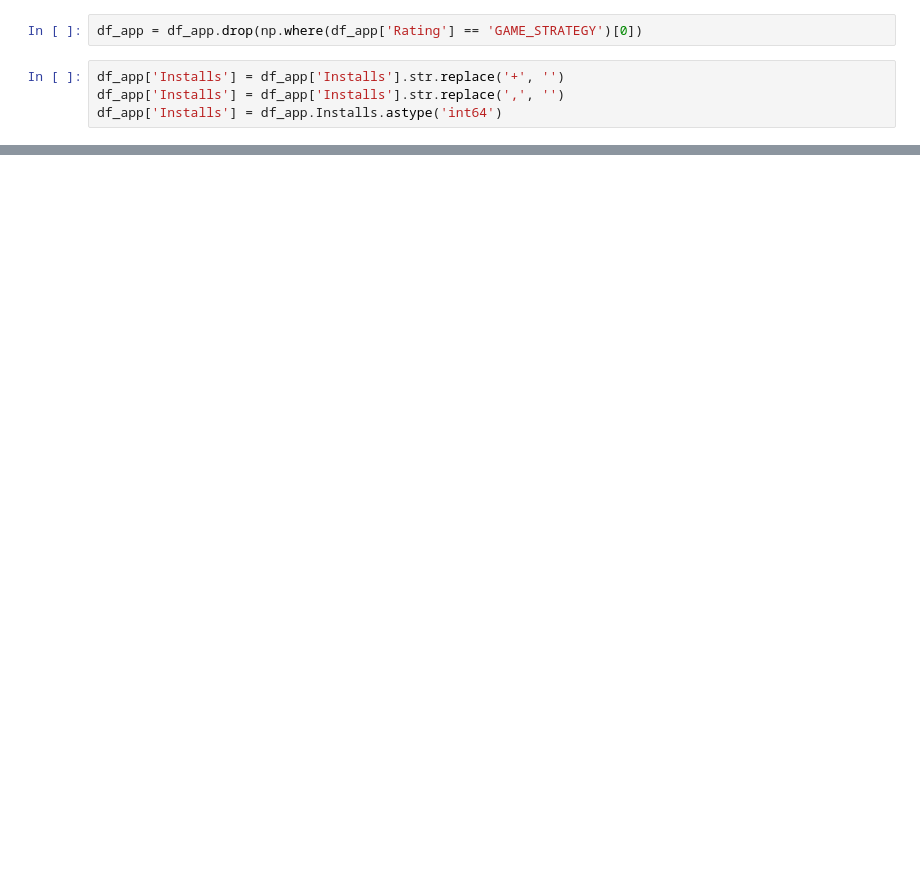
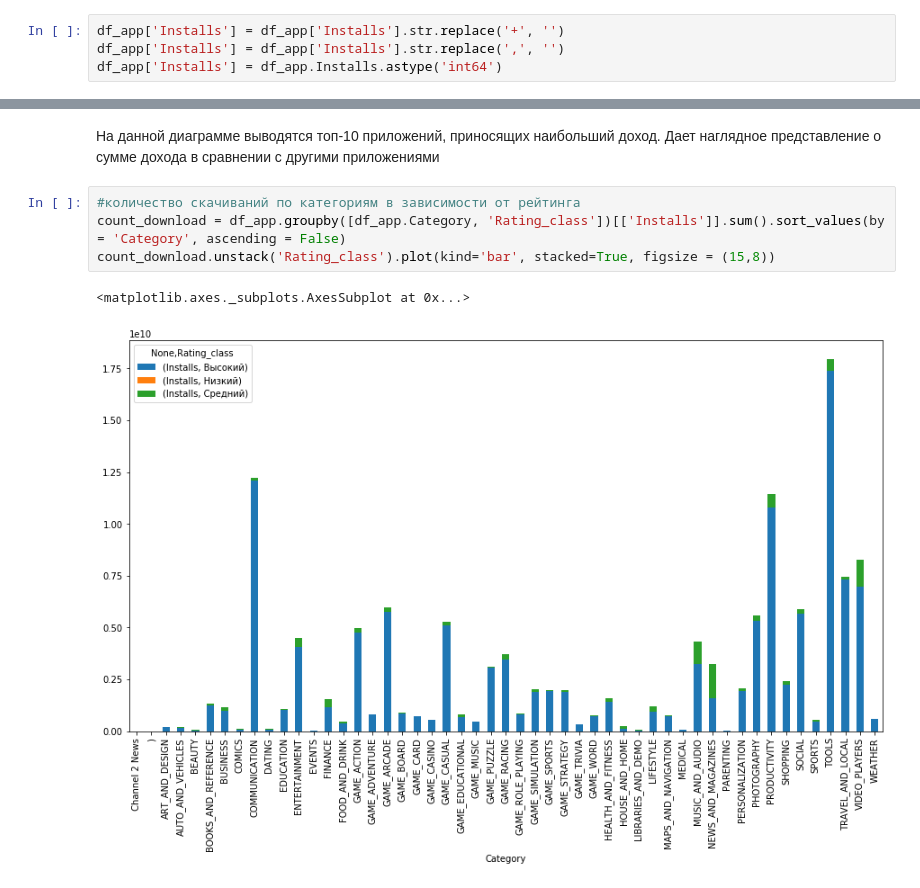
Before and after one commit to Anastasiya-Melnikova/netology_pyda, a Jupyter notebook: 14. Библиотека Matplotlib & Seaborn. Визуализация данных/visualization_data_hw.ipynb, the cells around one changed output, grey strips where cells are left out. Cells and saved outputs as stored; diff of their text form; blank space fills up the shorter version.

```diff
--- a/14. Библиотека Matplotlib & Seaborn. Визуализация данных/visualization_data_hw.ipynb
+++ b/14. Библиотека Matplotlib & Seaborn. Визуализация данных/visualization_data_hw.ipynb
@@ -40,5 +38,3 @@ df_app[df_app['Rating']=='GAME_STRATEGY']
-# %%
-df_app = df_app.drop(np.where(df_app['Rating'] == 'GAME_STRATEGY')[0])
 # %%
 df_app['Installs'] = df_app['Installs'].str.replace('+', '')
 df_app['Installs'] = df_app['Installs'].str.replace(',', '')
@@ -87,0 +82,9 @@ df_app.head()
+# %% [markdown]
+На данной диаграмме выводятся топ-10 приложений, приносящих наибольший доход. Дает наглядное представление о сумме дохода в сравнении с другими приложениями
+# %%
+#количество скачиваний по категориям в зависимости от рейтинга
+count_download = df_app.groupby([df_app.Category, 'Rating_class'])[['Installs']].sum().sort_values(by = 'Category', ascending = False)
+count_download.unstack('Rating_class').plot(kind='bar', stacked=True, figsize = (15,8))
+# %% [output]
+<matplotlib.axes._subplots.AxesSubplot at 0x...>
+[figure, added]
```
Also changed, not shown: parts of 17 cells of this notebook.
